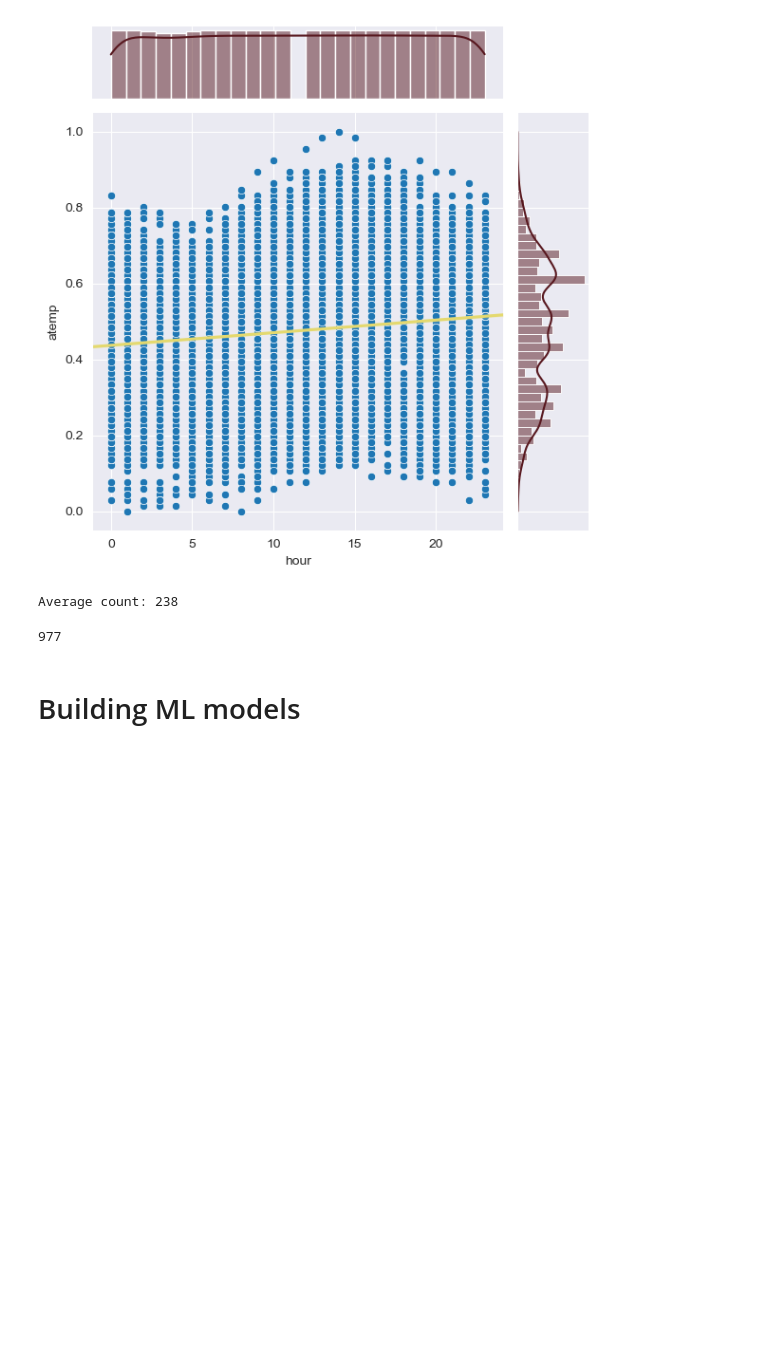
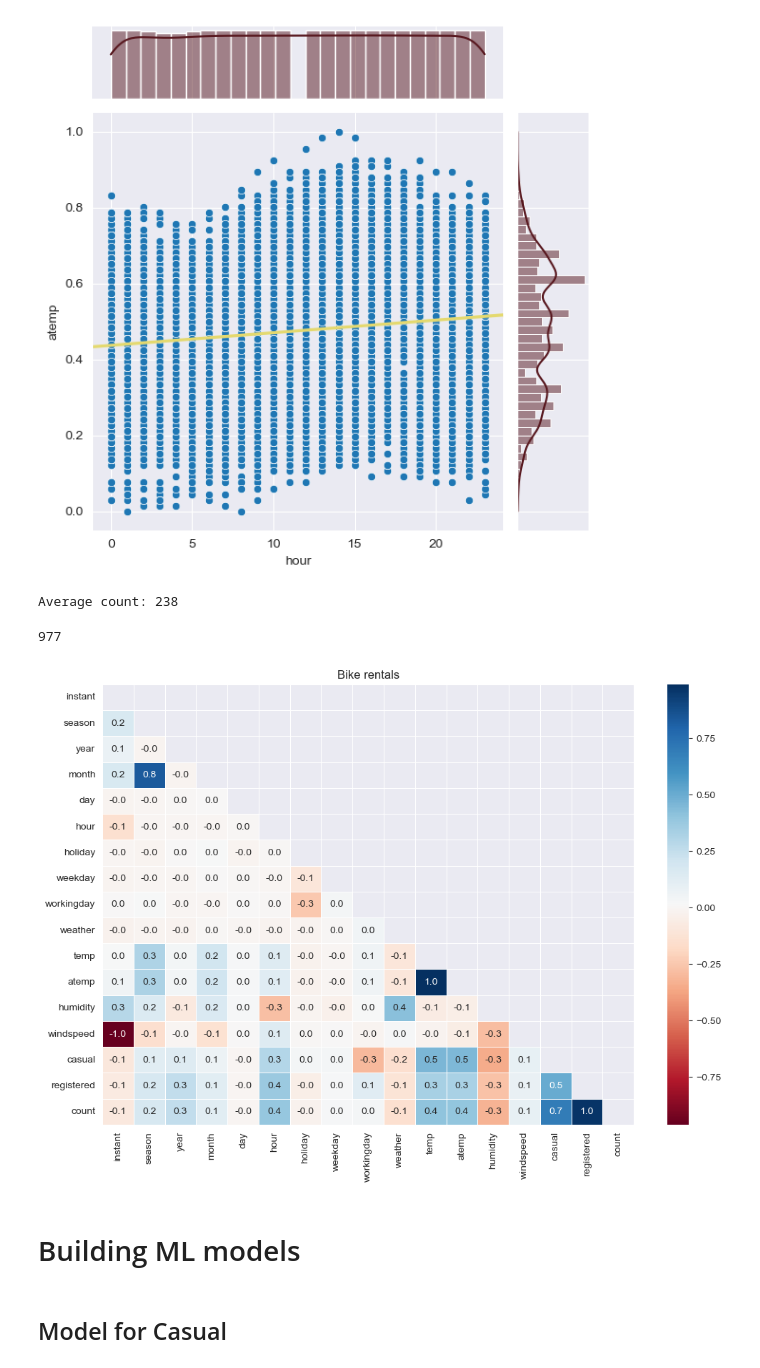
Before and after one commit to RHout19/Project-1, a Jupyter notebook: Model 1/Project 3/Project_3_ML.ipynb, the cells around one changed output. Saved outputs shown, nothing was run; the diff lists cells and outputs as text; code cells hidden in the pictures; blank space fills up the shorter version.

```diff
--- a/Model 1/Project 3/Project_3_ML.ipynb
+++ b/Model 1/Project 3/Project_3_ML.ipynb
@@ -101,5 +109,35 @@ df[(df['season'] == 3) & # summer
     (df['workingday'] == 1)]['count'].max() # Only working days
 # %% [output]
 977
+# %%
+plt.figure(figsize=(12,8))
+
+
+#giving the data
+corr = df.corr()
+
+
+#giving new list
+x = df.columns.drop(['instant', 'count'])
+y = df.columns.drop(['instant', 'count'])
+
+#creating the mask to remove the top triangle
+mask = np.triu(corr)
+
+#creating the chart
+sns.heatmap(corr,
+            annot=True,
+            cmap="RdBu",
+            fmt= '.1f',
+            #xticklabels= x, yticklabels= y,
+            mask=mask,
+            linewidths= 0.5,
+            #linecolor= 'black'
+            )
+plt.title('Bike rentals')
+
+plt.show()
+# %% [output]
+[figure, added]
 # %% [markdown]
 # Building ML models
@@ -106 +148,3 @@ df[(df['season'] == 3) & # summer
+# %% [markdown]
+## Model for Casual
 # %%
```
Also changed, not shown: parts of 19 cells of this notebook.
